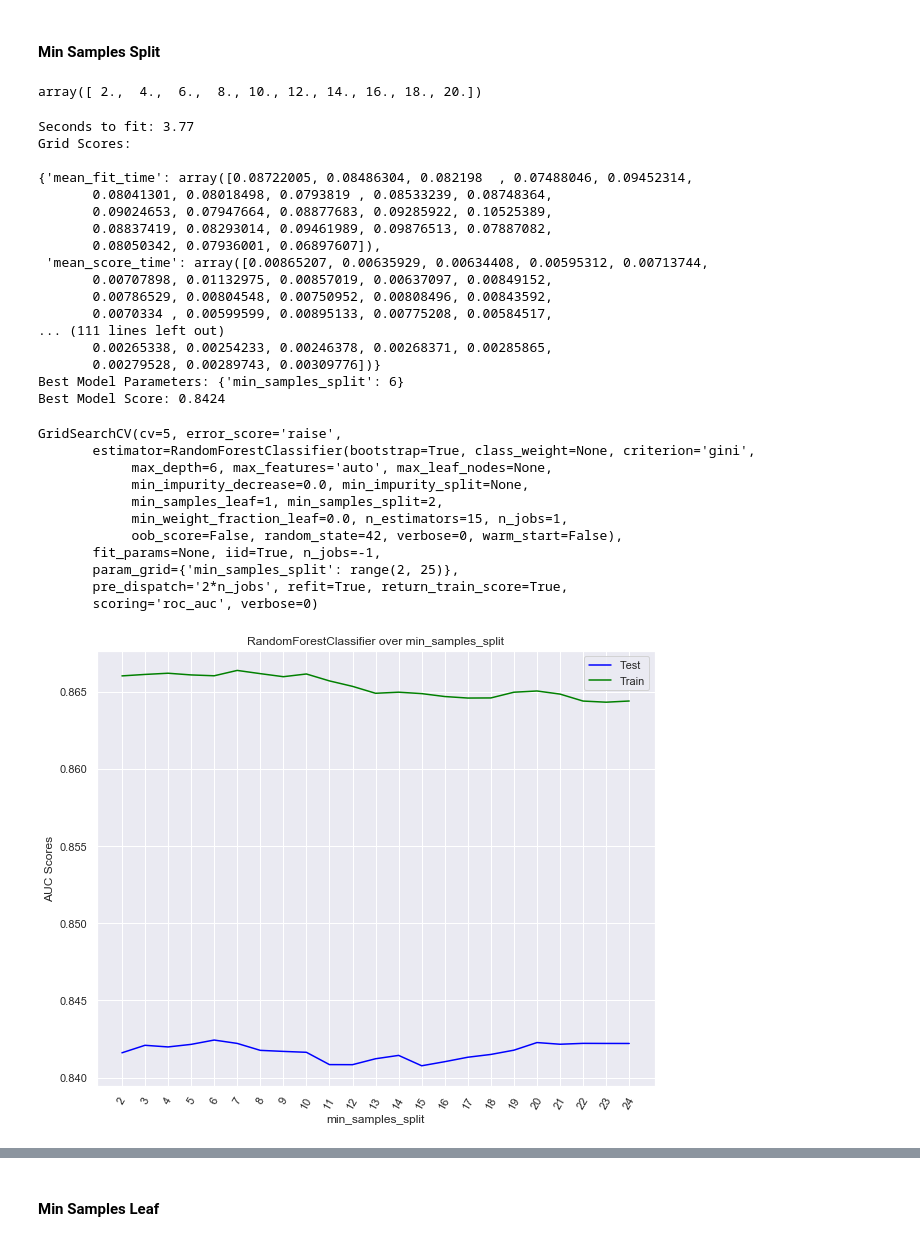
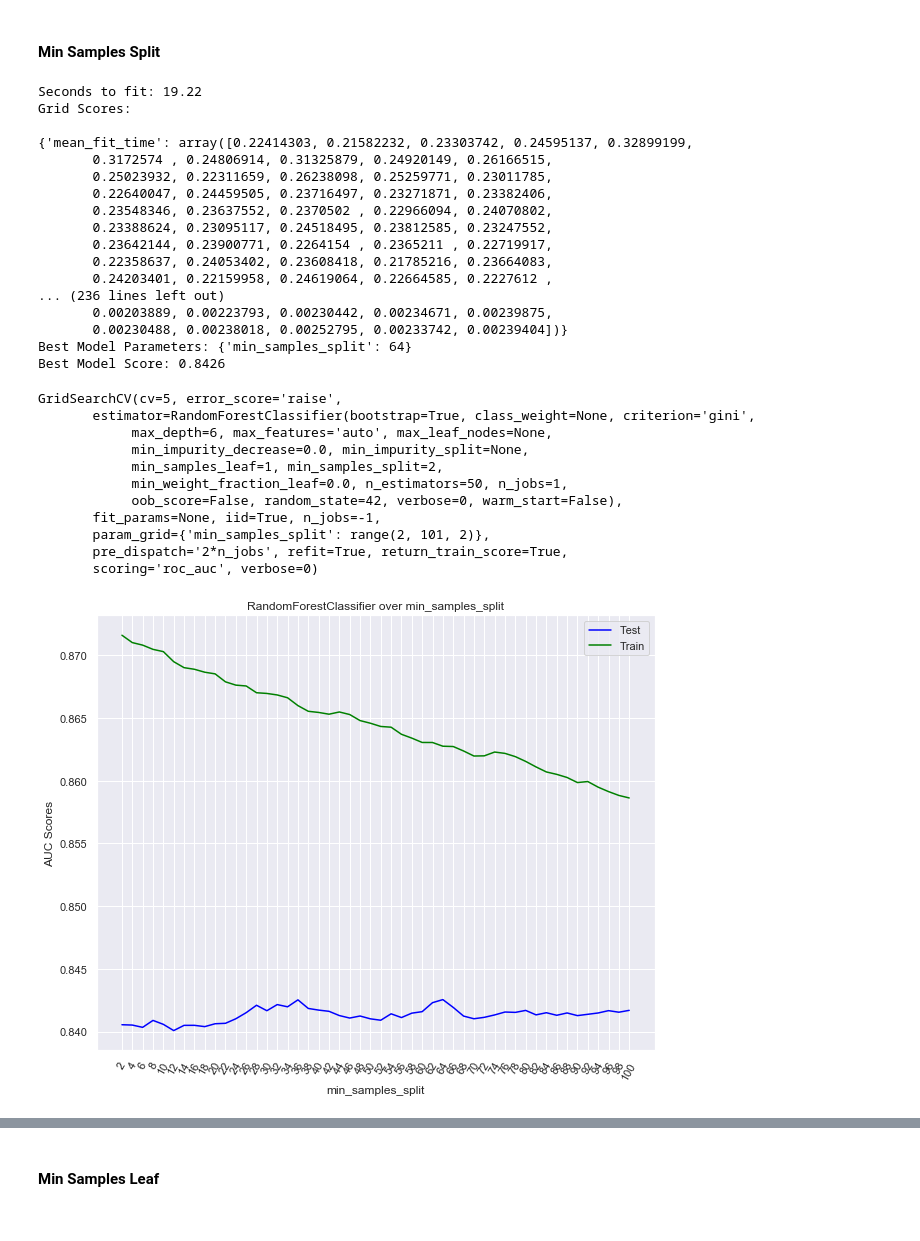
Before and after one commit to blairdev1023/telco_churn, a Jupyter notebook: src/Modeling_Vanilla.ipynb, the cells around one changed output, grey strips where cells are left out. Drawn from its saved outputs; the diff is of its cells as text; code cells hidden in the pictures.

```diff
--- a/src/Modeling_Vanilla.ipynb
+++ b/src/Modeling_Vanilla.ipynb
@@ -29,13 +45,16 @@ pp = PrettyPrinter()
 df = pd.read_csv('../data/telco_churn_numeric.csv')
 # %%
 # Seperate Train and Test
-target = df['Churn']
+full_target = df['Churn']
 train_cols = [col for col in df.columns[1:] if col != 'Churn']
-train = df[train_cols]
+full_train = df[train_cols]
 
 # Standardize
 scaler = StandardScaler()
-train = pd.DataFrame(scaler.fit_transform(train), columns=train.columns)
+full_train = pd.DataFrame(scaler.fit_transform(full_train), columns=full_train.columns)
+
+# Train Test Split
+train_x, test_x, train_y, test_y = train_test_split(full_train, full_target, random_state=42)
 # %%
 def grid_classifier(model, train, target, parameters={}, cv=5, timed=True, feat_imp=False):
     '''
@@ -630,46 +762,42 @@ GridSearchCV(cv=5, error_score='raise',
 # %% [markdown]
 #### Min Samples Split
-# %%
-np.linspace(2, 20, 10)
-# %% [output]
-array([ 2.,  4.,  6.,  8., 10., 12., 14., 16., 18., 20.])
 # %%
 model = RandomForestClassifier(
     random_state=42,
-    n_estimators=15,
+    n_estimators=50,
     max_depth=6
 )
 
-parameters = {'min_samples_split': range(2, 25)}
+parameters = {'min_samples_split': range(2, 101, 2)}
 
-grid_classifier(model, train, target, parameters, feat_imp=True)
+grid_classifier(model, train_x, train_y, parameters)
 # %% [output]
-Seconds to fit: 3.77
+Seconds to fit: 19.22
 Grid Scores:
 
-{'mean_fit_time': array([0.08722005, 0.08486304, 0.082198  , 0.07488046, 0.09452314,
-       0.08041301, 0.08018498, 0.0793819 , 0.08533239, 0.08748364,
-       0.09024653, 0.07947664, 0.08877683, 0.09285922, 0.10525389,
-       0.08837419, 0.08293014, 0.09461989, 0.09876513, 0.07887082,
-       0.08050342, 0.07936001, 0.06897607]),
- 'mean_score_time': array([0.00865207, 0.00635929, 0.00634408, 0.00595312, 0.00713744,
-       0.00707898, 0.01132975, 0.00857019, 0.00637097, 0.00849152,
-       0.00786529, 0.00804548, 0.00750952, 0.00808496, 0.00843592,
-       0.0070334 , 0.00599599, 0.00895133, 0.00775208, 0.00584517,
-... (111 lines left out)
-       0.00265338, 0.00254233, 0.00246378, 0.00268371, 0.00285865,
-       0.00279528, 0.00289743, 0.00309776])}
-Best Model Parameters: {'min_samples_split': 6}
-Best Model Score: 0.8424
+{'mean_fit_time': array([0.22414303, 0.21582232, 0.23303742, 0.24595137, 0.32899199,
+       0.3172574 , 0.24806914, 0.31325879, 0.24920149, 0.26166515,
+       0.25023932, 0.22311659, 0.26238098, 0.25259771, 0.23011785,
+       0.22640047, 0.24459505, 0.23716497, 0.23271871, 0.23382406,
+       0.23548346, 0.23637552, 0.2370502 , 0.22966094, 0.24070802,
+       0.23388624, 0.23095117, 0.24518495, 0.23812585, 0.23247552,
+       0.23642144, 0.23900771, 0.2264154 , 0.2365211 , 0.22719917,
+       0.22358637, 0.24053402, 0.23608418, 0.21785216, 0.23664083,
+       0.24203401, 0.22159958, 0.24619064, 0.22664585, 0.2227612 ,
+... (236 lines left out)
+       0.00203889, 0.00223793, 0.00230442, 0.00234671, 0.00239875,
+       0.00230488, 0.00238018, 0.00252795, 0.00233742, 0.00239404])}
+Best Model Parameters: {'min_samples_split': 64}
+Best Model Score: 0.8426
 GridSearchCV(cv=5, error_score='raise',
        estimator=RandomForestClassifier(bootstrap=True, class_weight=None, criterion='gini',
             max_depth=6, max_features='auto', max_leaf_nodes=None,
             min_impurity_decrease=0.0, min_impurity_split=None,
             min_samples_leaf=1, min_samples_split=2,
-            min_weight_fraction_leaf=0.0, n_estimators=15, n_jobs=1,
+            min_weight_fraction_leaf=0.0, n_estimators=50, n_jobs=1,
             oob_score=False, random_state=42, verbose=0, warm_start=False),
        fit_params=None, iid=True, n_jobs=-1,
-       param_grid={'min_samples_split': range(2, 25)},
+       param_grid={'min_samples_split': range(2, 101, 2)},
        pre_dispatch='2*n_jobs', refit=True, return_train_score=True,
        scoring='roc_auc', verbose=0)
-[figure, old version]
+[figure, new version]
```
Also changed, not shown: parts of 32 cells of this notebook.
